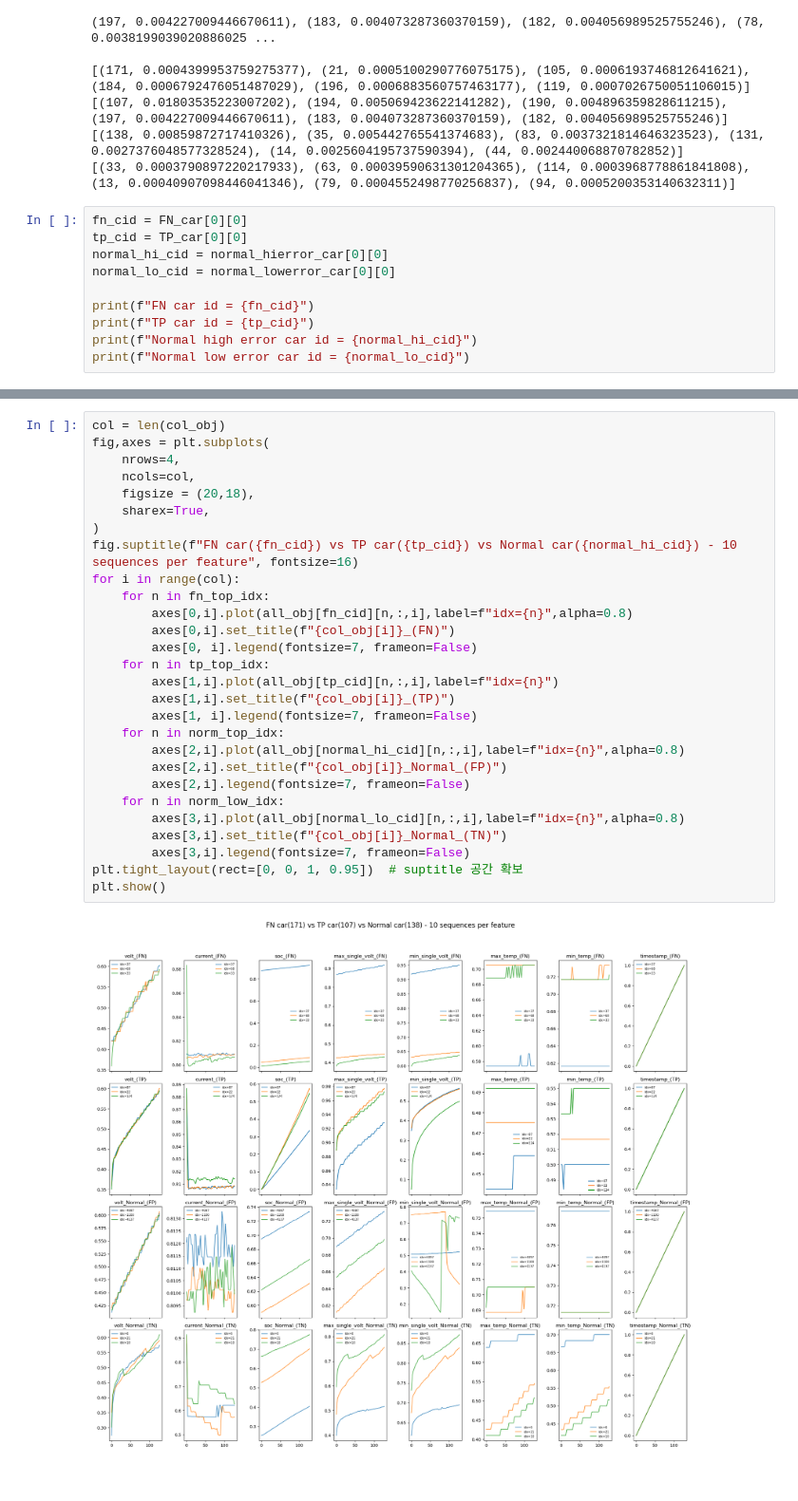
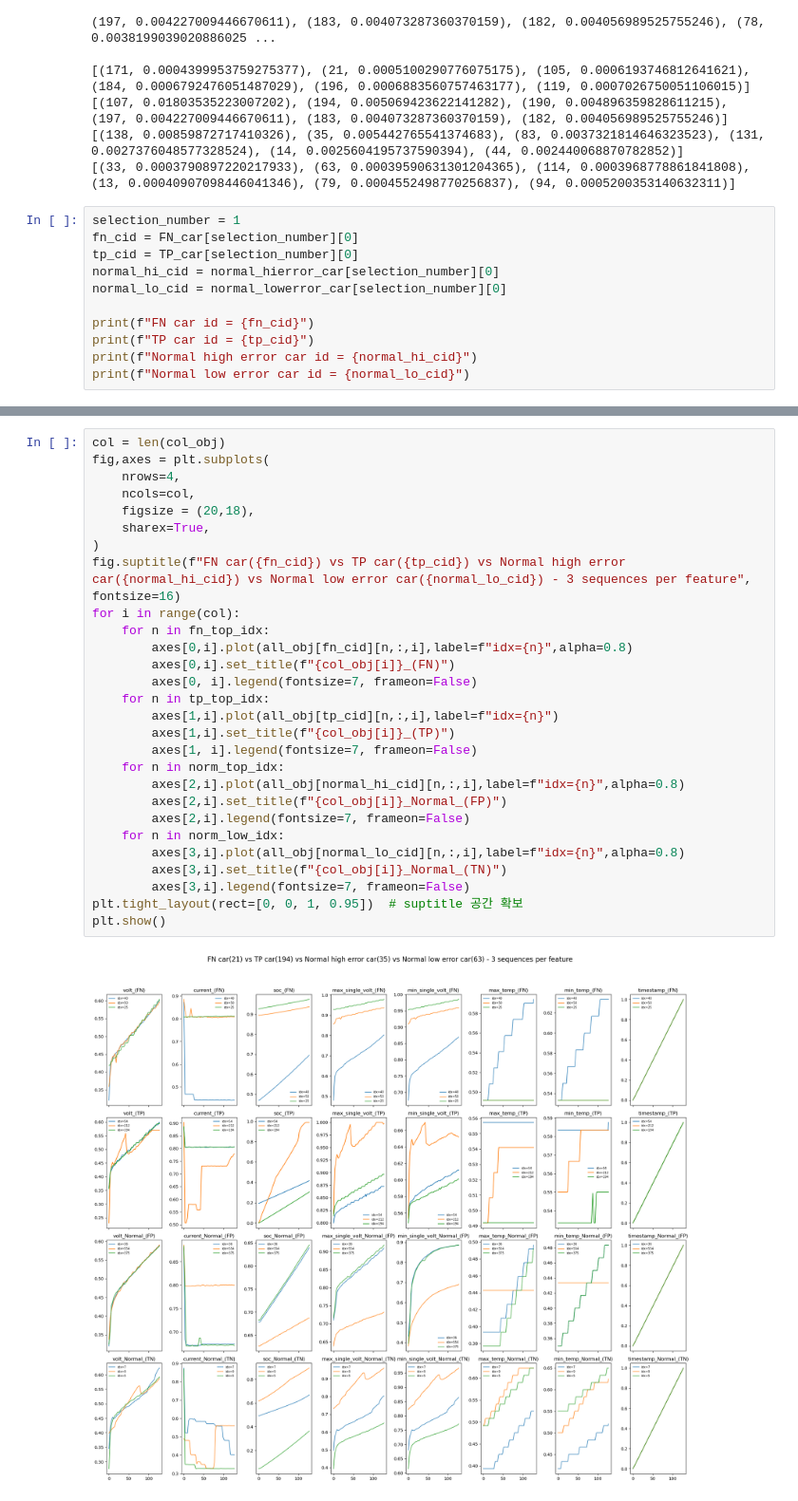
Before and after one commit to vlzhfeh01-boop/TranAD_scoring, a Jupyter notebook: Check_rawdata/Check_abnormaldata.ipynb, the cells around one changed output, grey strips where cells are left out. Shown at 95% size. Saved outputs shown, nothing was run; the diff lists cells and outputs as text.

```diff
--- a/Check_rawdata/Check_abnormaldata.ipynb
+++ b/Check_rawdata/Check_abnormaldata.ipynb
@@ -60,10 +60,11 @@ print(normal_lowerror_car)
 [(138, 0.00859872717410326), (35, 0.005442765541374683), (83, 0.0037321814646323523), (131, 0.0027376048577328524), (14, 0.0025604195737590394), (44, 0.002440068870782852)]
 [(33, 0.0003790897220217933), (63, 0.00039590631301204365), (114, 0.0003968778861841808), (13, 0.00040907098446041346), (79, 0.0004552498770256837), (94, 0.0005200353140632311)]
 # %%
-fn_cid = FN_car[0][0]
-tp_cid = TP_car[0][0]
-normal_hi_cid = normal_hierror_car[0][0]
-normal_lo_cid = normal_lowerror_car[0][0]
+selection_number = 1
+fn_cid = FN_car[selection_number][0]
+tp_cid = TP_car[selection_number][0]
+normal_hi_cid = normal_hierror_car[selection_number][0]
+normal_lo_cid = normal_lowerror_car[selection_number][0]
 
 print(f"FN car id = {fn_cid}")
 print(f"TP car id = {tp_cid}")
@@ -115,33 +116,33 @@ for i in range(3):
 # %%
 col = len(col_obj)
 fig,axes = plt.subplots(
     nrows=4,
     ncols=col,
     figsize = (20,18),
     sharex=True,
 )
-fig.suptitle(f"FN car({fn_cid}) vs TP car({tp_cid}) vs Normal car({normal_hi_cid}) - 10 sequences per feature", fontsize=16)
+fig.suptitle(f"FN car({fn_cid}) vs TP car({tp_cid}) vs Normal high error car({normal_hi_cid}) vs Normal low error car({normal_lo_cid}) - 3 sequences per feature", fontsize=16)
 for i in range(col):
     for n in fn_top_idx:
         axes[0,i].plot(all_obj[fn_cid][n,:,i],label=f"idx={n}",alpha=0.8)
         axes[0,i].set_title(f"{col_obj[i]}_(FN)")
         axes[0, i].legend(fontsize=7, frameon=False)
     for n in tp_top_idx:
         axes[1,i].plot(all_obj[tp_cid][n,:,i],label=f"idx={n}")
         axes[1,i].set_title(f"{col_obj[i]}_(TP)")
         axes[1, i].legend(fontsize=7, frameon=False)
     for n in norm_top_idx:
         axes[2,i].plot(all_obj[normal_hi_cid][n,:,i],label=f"idx={n}",alpha=0.8)
         axes[2,i].set_title(f"{col_obj[i]}_Normal_(FP)")
         axes[2,i].legend(fontsize=7, frameon=False)
     for n in norm_low_idx:
         axes[3,i].plot(all_obj[normal_lo_cid][n,:,i],label=f"idx={n}",alpha=0.8)
         axes[3,i].set_title(f"{col_obj[i]}_Normal_(TN)")
         axes[3,i].legend(fontsize=7, frameon=False)
 plt.tight_layout(rect=[0, 0, 1, 0.95])  # suptitle 공간 확보
 plt.show()
 # %% [output]
-[figure, old version]
+[figure, new version]
 # %%
 plt.subplot(211)
 for i in fn_top_idx:
```
Also changed, not shown: parts of 3 cells of this notebook.
